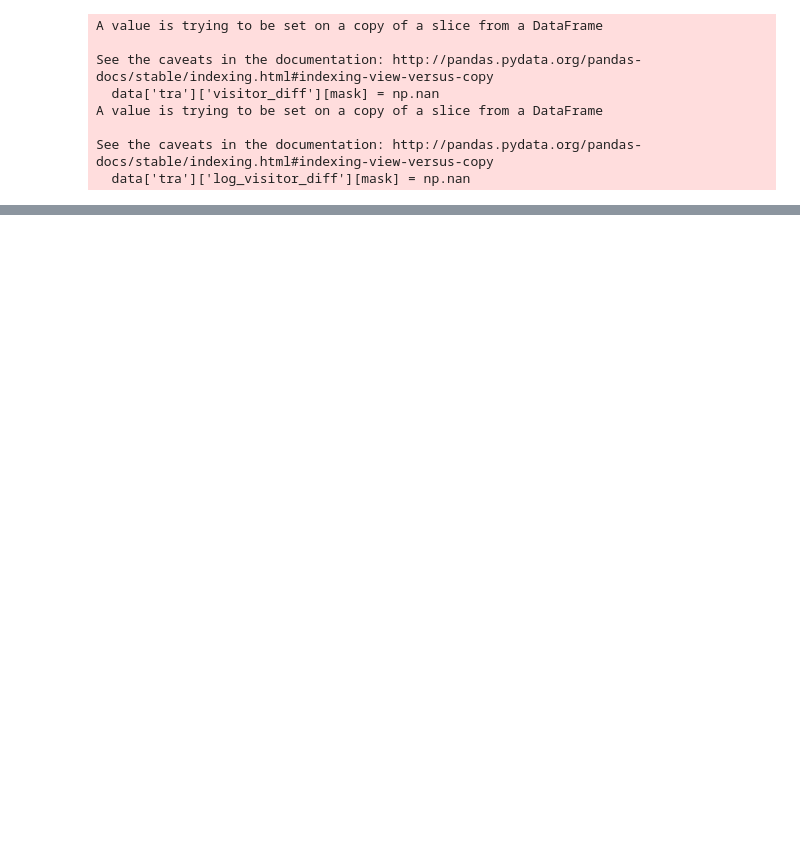
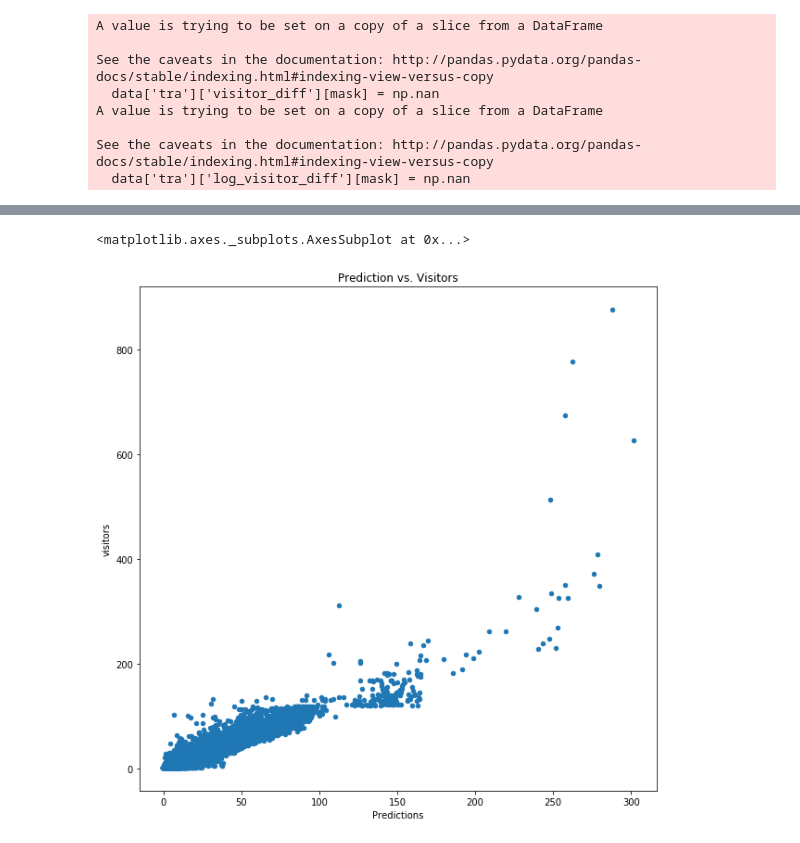
Before and after one commit to lamesen/RecruitRestaurantVisitorForecasting, a Jupyter notebook: PredictiveModeling.ipynb, the cells around one changed output, grey strips where cells are left out. Saved outputs shown, nothing was run; the diff lists cells and outputs as text; code cells hidden in the pictures; blank space fills up the shorter version.

```diff
--- a/PredictiveModeling.ipynb
+++ b/PredictiveModeling.ipynb
@@ -22,0 +187,6 @@ train.shape
+# %%
+y = train[target_columns[1]].as_matrix()
+X = train[subset].as_matrix()
+
+rfr = RandomForestRegressor(n_estimators=1000, n_jobs=-1, random_state=0)
+rfr_cv_results = recruit_utils.time_series_cv(y, X, rfr)
@@ -22,0 +197,3 @@ train.shape
+# %%
+lgbm = LGBMRegressor(n_estimators=1000, learning_rate=0.01)
+lgbm_cv_results = recruit_utils.time_series_cv(y, X, lgbm)
@@ -22,0 +204,13 @@ train.shape
+# %%
+lgbm_fit = lgbm.fit(X, y)
+X_test = test[subset].as_matrix()
+lgbm_predictions = lgbm_fit.predict(X_test)
+recruit_utils.score_predictions(lgbm_predictions, 'scored_lgbm')
+# %%
+p = np.expm1(lgbm_fit.predict(train[subset]))
+# %%
+train['Predictions'] = p
+train.plot.scatter(x='Predictions', y='visitors', figsize=(10, 10), title='Prediction vs. Visitors')
+# %% [output]
+<matplotlib.axes._subplots.AxesSubplot at 0x...>
+[figure, added]
```
Also changed, not shown: parts of 18 cells of this notebook, 3 other files.
